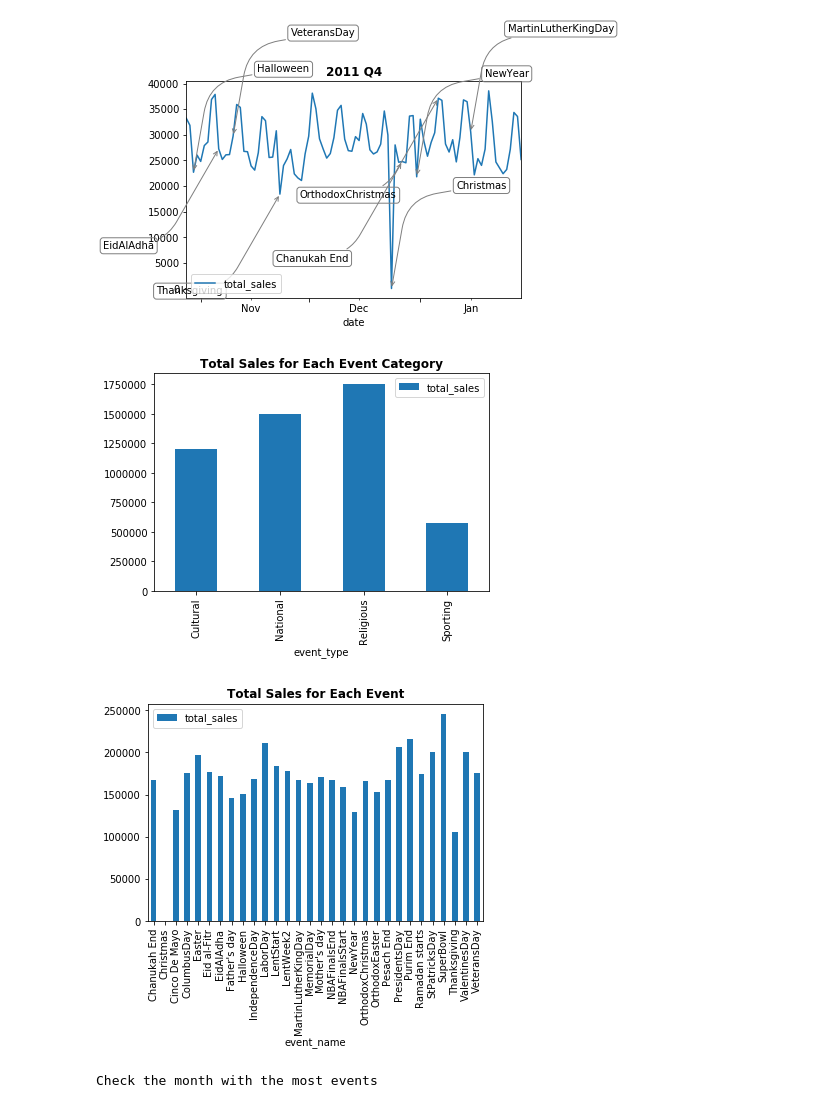
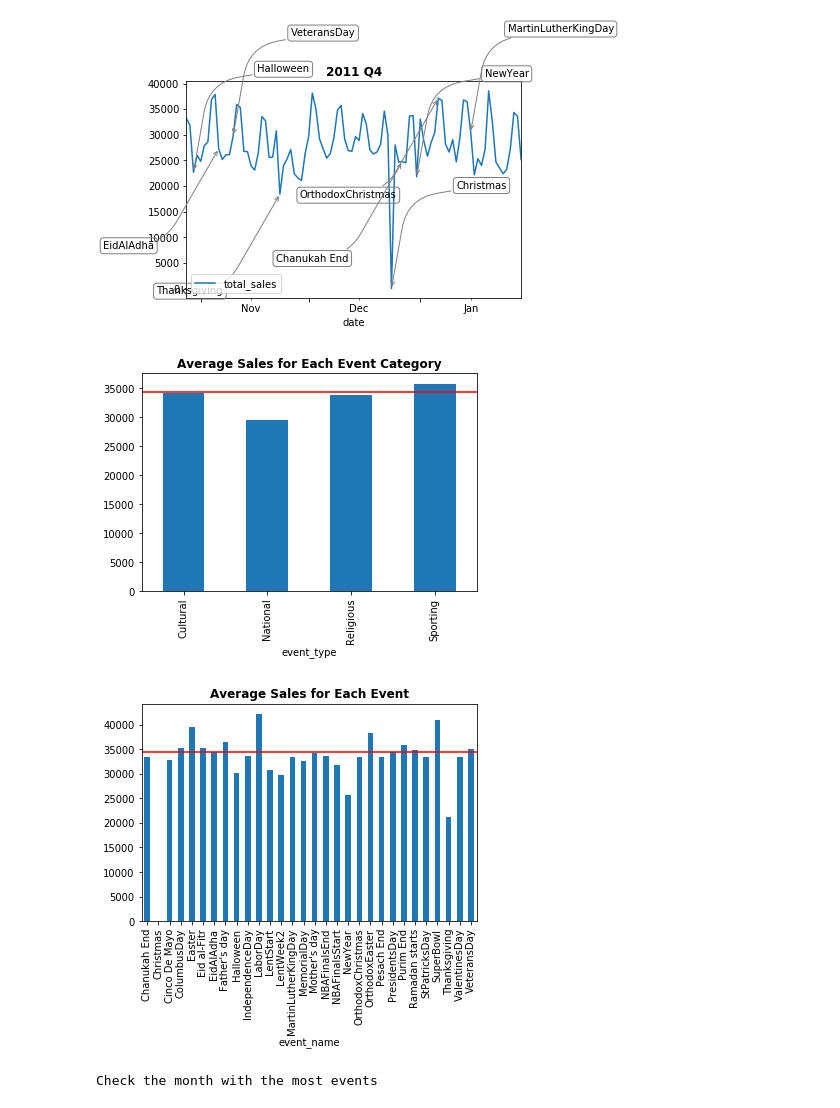
Before and after one commit to rka97/BigDataM5Project, a Jupyter notebook: code/data_exploration.ipynb, the cells around one changed output. Cells and saved outputs as stored; diff of their text form; code cells hidden in the pictures.

Commit message:
added more events analysis

```diff
--- a/code/data_exploration.ipynb
+++ b/code/data_exploration.ipynb
@@ -15,7 +16,7 @@ from functools import reduce
 # %% [markdown]
 ## Read and explore Calender.csv
 # %%
-calender = pd.read_csv('data/calendar.csv', parse_dates=['date'])
+calender = pd.read_csv('../data/calendar.csv', parse_dates=['date'])
 print("Calender Sample")
 calender.head()
 # %% [output]
@@ -154,7 +155,7 @@ SNAP days for each month across the years for all the states
 # %% [markdown]
 ## Read and explore sales_train_validation.csv
 # %%
-sales = pd.read_csv('data/sales_train_validation.csv')
+sales = pd.read_csv('../data/sales_train_validation.csv')
 print("Sales Data Sample")
 sales.head()
 # %% [output]
@@ -648,18 +637,18 @@ plt.savefig("2011 Q4.pdf", bbox_inches = 'tight')
 # %% [output]
 [figure]
 # %%
-# gdf = sales_events1.groupby([sales_events1.index.month,'event_type']).agg({"total_sales":"sum"}).groupby(level=0).apply(lambda x: x).unstack().plot(kind='bar')
-gdf = sales_events1.groupby('event_type').agg({"total_sales":"sum"}).plot(kind='bar')
-plt.title("Total Sales for Each Event Category",fontweight = "bold")
-# plt.legend(labels=['Total Sales on Cultural Events Days','Total Sales on National Events Days','Total Sales on Religous Events Days','Total Sales on Sporting Events Days'])
-plt.savefig("Total Sales for Each Event Category.pdf", bbox_inches = 'tight')
+gdf = sales_events1.groupby('event_type').agg({"total_sales":"mean"}).plot(kind='bar',legend = False)
+plt.axhline(sales_ts.total_sales.mean(), color='r')
+plt.title("Average Sales for Each Event Category",fontweight = "bold")
+plt.savefig("Average Sales for Each Event Category.pdf", bbox_inches = 'tight')
 # %% [output]
-[figure, old version]
+[figure, new version]
 # %%
-gdf = sales_events1.groupby('event_name').agg({"total_sales":"sum"}).plot(kind='bar')
-plt.title("Total Sales for Each Event",fontweight = "bold")
-plt.savefig("Total Sales for Each Event.pdf", bbox_inches = 'tight')
+gdf = sales_events1.groupby('event_name').agg({"total_sales":"mean"}).plot(kind='bar',legend = False)
+plt.axhline(sales_ts.total_sales.mean(), color='r')
+plt.title("Average Sales for Each Event",fontweight = "bold")
+plt.savefig("Average Sales for Each Event.pdf", bbox_inches = 'tight')
 # %% [output]
-[figure, old version]
+[figure, new version]
 # %%
 gdf = sales_events1.groupby(sales_events1.index.month)
```
Also changed, not shown: parts of 43 cells of this notebook, 53 other files.
